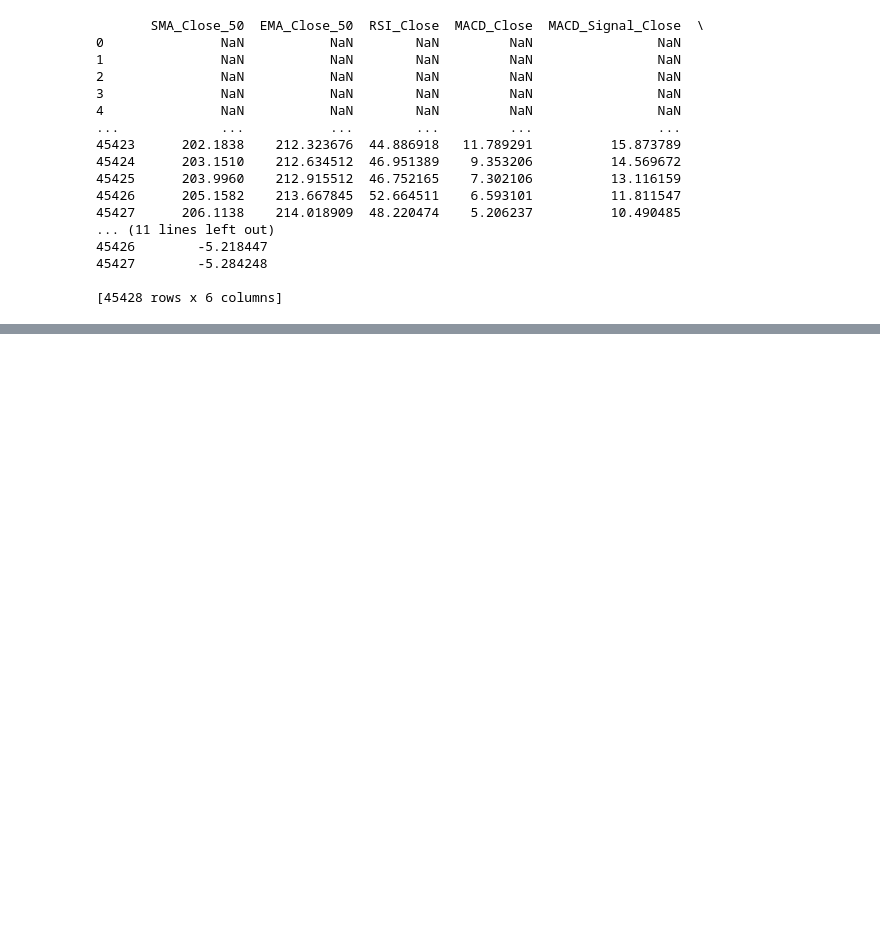
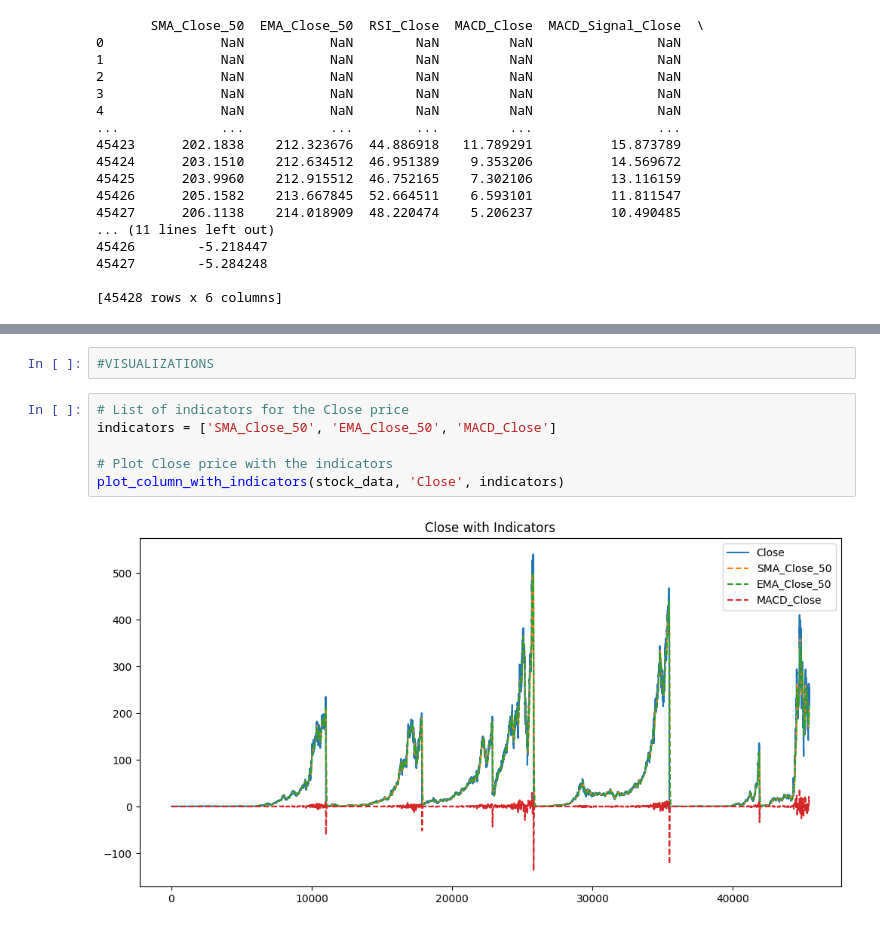
Before and after one commit to bettyabay/Kaim-week-1, a Jupyter notebook: notebooks/quantitative_analysis.ipynb, the cells around one changed output, grey strips where cells are left out. Cells and saved outputs as stored; diff of their text form; blank space fills up the shorter version.

Commit message:
Visualizations for TA

```diff
--- a/notebooks/quantitative_analysis.ipynb
+++ b/notebooks/quantitative_analysis.ipynb
@@ -197,0 +214,10 @@ print(stock_data[['SMA_Close_50', 'EMA_Close_50', 'RSI_Close', 'MACD_Close', 'MA
+# %%
+#VISUALIZATIONS
+# %%
+# List of indicators for the Close price
+indicators = ['SMA_Close_50', 'EMA_Close_50', 'MACD_Close']
+
+# Plot Close price with the indicators
+plot_column_with_indicators(stock_data, 'Close', indicators)
+# %% [output]
+[figure, added]
```
Also changed, not shown: parts of 5 cells of this notebook, 1 other file.
